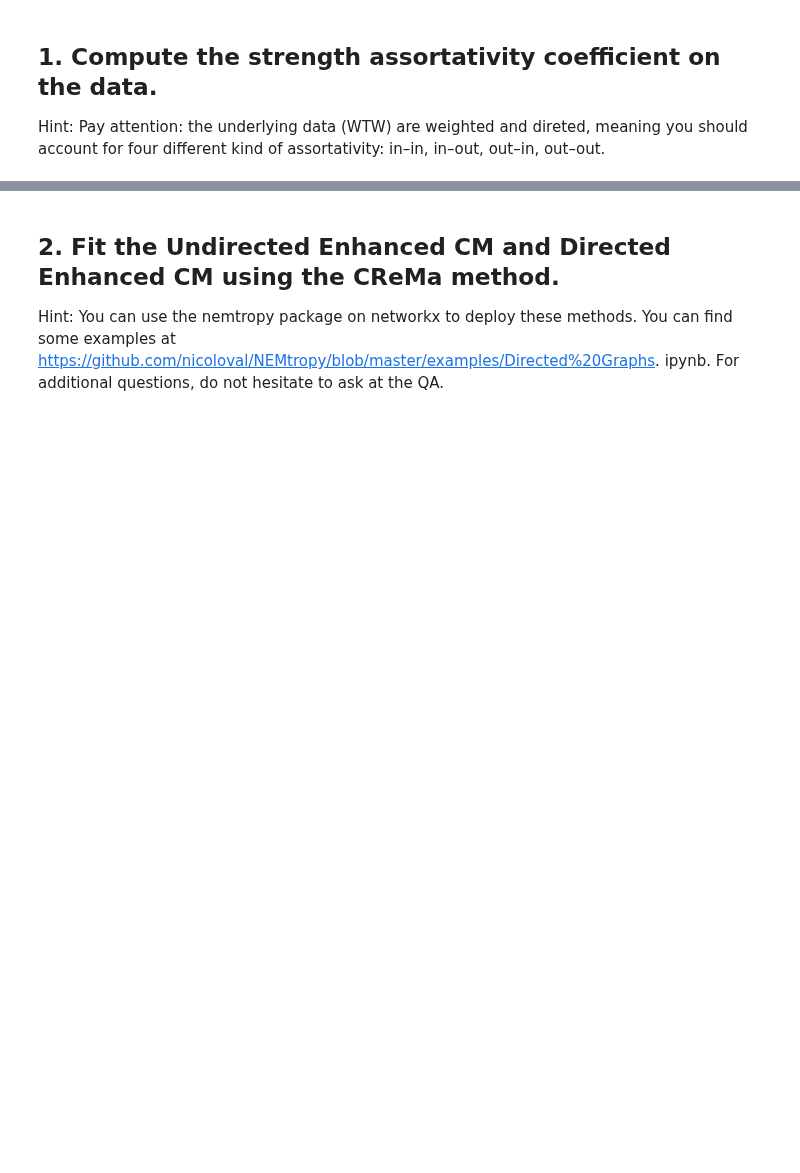
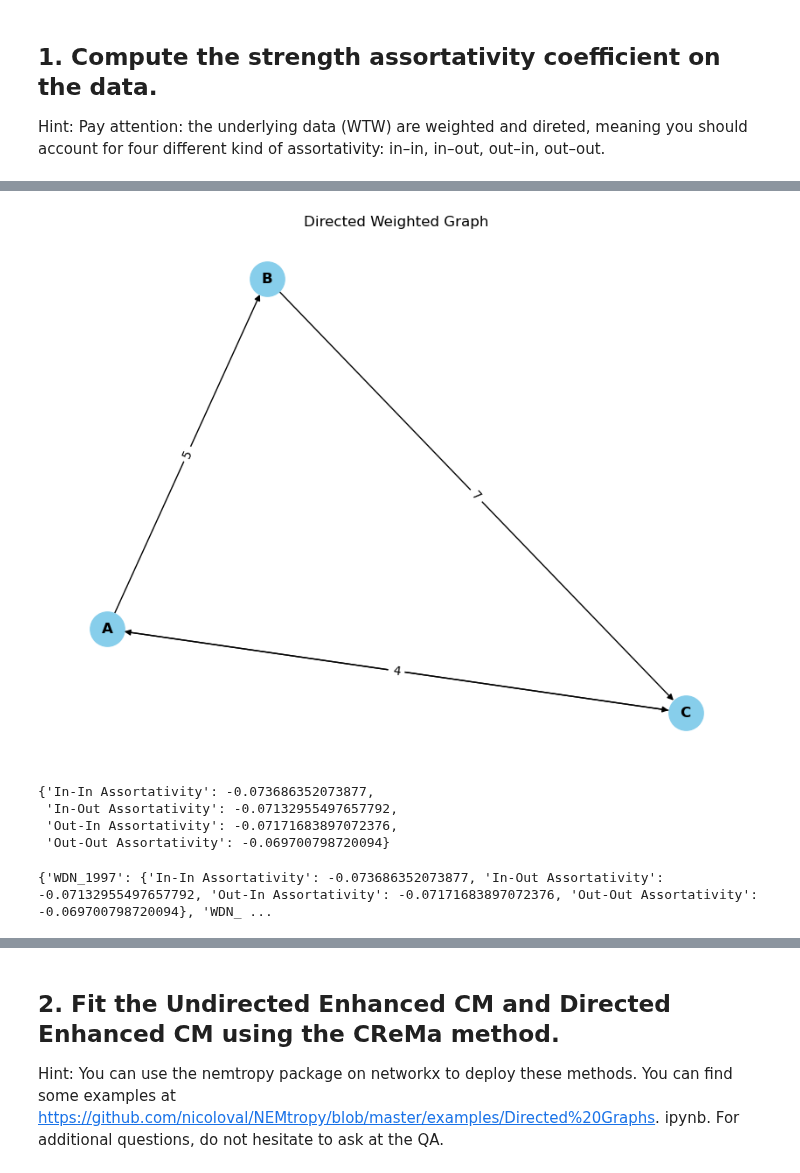
Before and after one commit to HuberNicolas/network-science-uzh, a Jupyter notebook: assignment-3/Assignment_03.ipynb, the cells around one changed output, grey strips where cells are left out. Cells and saved outputs as stored; diff of their text form; code cells hidden in the pictures; blank space fills up the shorter version.

Commit message:
Assortativities for different Networks

```diff
--- a/assignment-3/Assignment_03.ipynb
+++ b/assignment-3/Assignment_03.ipynb
@@ -94,0 +158,55 @@ for four different kind of assortativity: in–in, in–out, out–in, out–out
+# %%
+G = nx.DiGraph()
+
+# Add weighted edges
+G.add_edge('A', 'B', weight=5)
+G.add_edge('A', 'C', weight=3)
+G.add_edge('B', 'C', weight=7)
+G.add_edge('C', 'A', weight=4)
+
+# Plot the graph
+plt.figure(figsize=(8, 6))
+
+pos = nx.spring_layout(G, seed=42)  # Set the layout for consistent plotting
+
+# Draw nodes and labels
+nx.draw(G, pos, with_labels=True, node_size=800, node_color='skyblue', font_weight='bold')
+
+# Draw edge labels with weights
+edge_labels = nx.get_edge_attributes(G, 'weight')
+nx.draw_networkx_edge_labels(G, pos, edge_labels=edge_labels)
+
+plt.title('Directed Weighted Graph')
+plt.show()
+# %% [output]
+[figure, added]
+# %%
+def calculate_assortativity(graph):
+    in_in = nx.assortativity.degree_pearson_correlation_coefficient(G=graph, x='in', y='in', weight='weight')
+    in_out = nx.assortativity.degree_pearson_correlation_coefficient(G=graph, x='in', y='out', weight='weight')
+    out_in = nx.assortativity.degree_pearson_correlation_coefficient(G=graph, x='out', y='in', weight='weight')
+    out_out = nx.assortativity.degree_pearson_correlation_coefficient(G=graph, x='out', y='out', weight='weight')
+
+    # Create a dictionary to store assortativity values
+    assortativity_dict = {
+        "In-In Assortativity": in_in,
+        "In-Out Assortativity": in_out,
+        "Out-In Assortativity": out_in,
+        "Out-Out Assortativity": out_out
+    }
+
+    # Return dictionary with assortativity values
+    return assortativity_dict
+# %% [output]
+{'In-In Assortativity': -0.073686352073877,
+ 'In-Out Assortativity': -0.07132955497657792,
+ 'Out-In Assortativity': -0.07171683897072376,
+ 'Out-Out Assortativity': -0.069700798720094}
+# %%
+assortativities = {}
+for graph_name, graph in graphs_wtn.items():
+    assortativities[graph_name] = calculate_assortativity(graph=graph)
+
+print(assortativities)
+# %% [output]
+{'WDN_1997': {'In-In Assortativity': -0.073686352073877, 'In-Out Assortativity': -0.07132955497657792, 'Out-In Assortativity': -0.07171683897072376, 'Out-Out Assortativity': -0.069700798720094}, 'WDN_ ...
```
Also changed, not shown: parts of 5 cells of this notebook.
